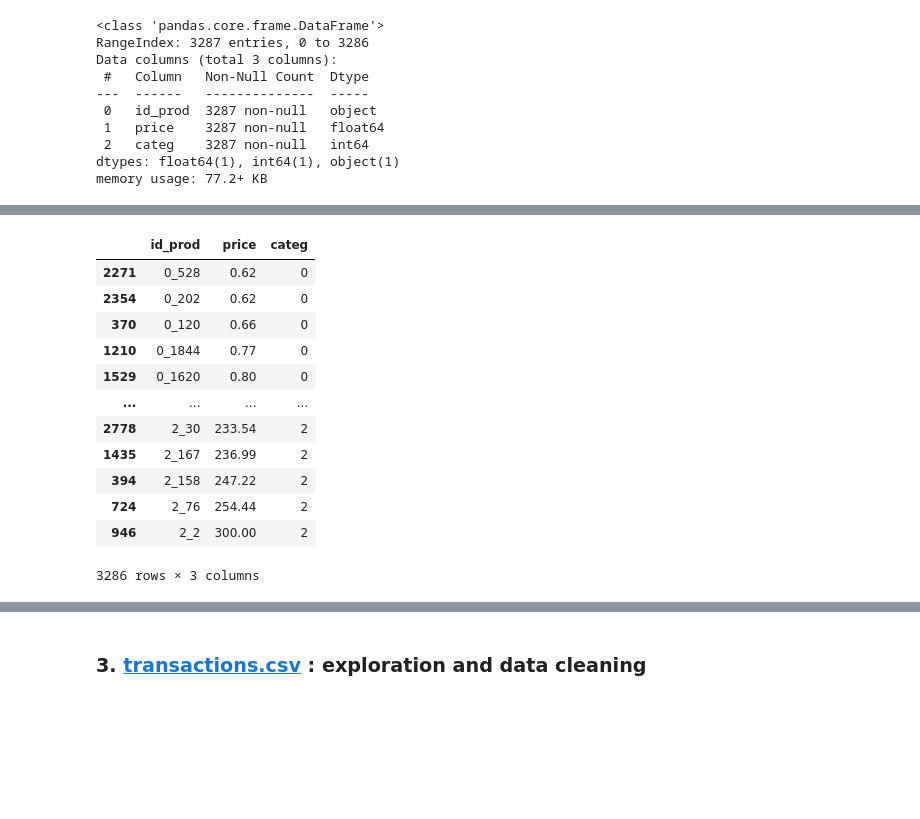
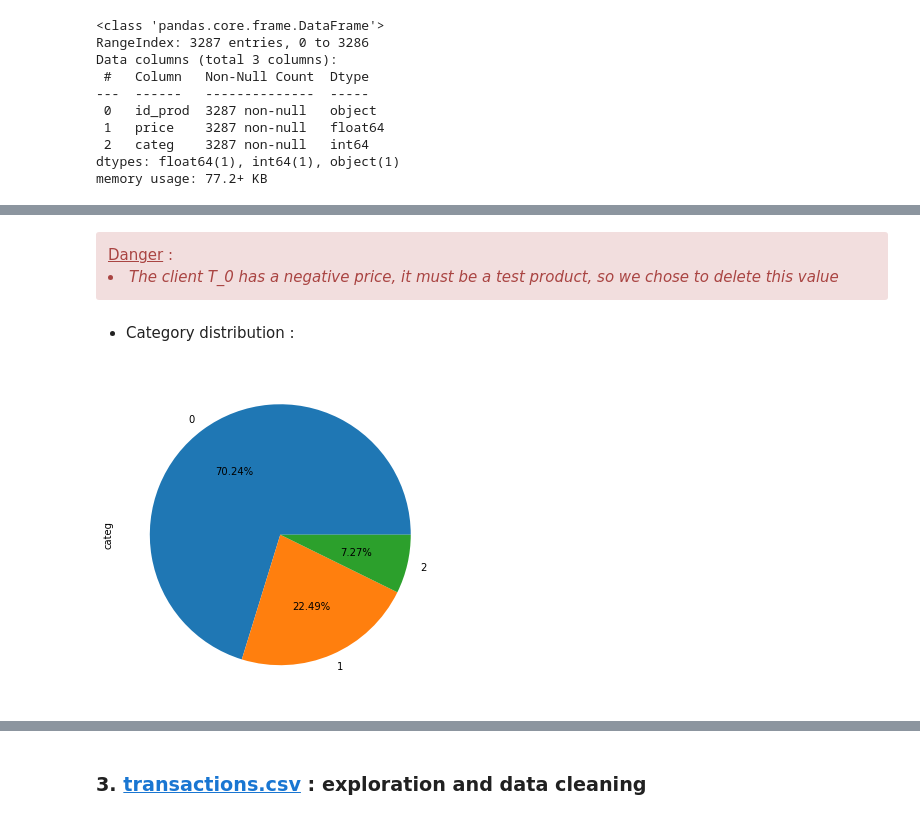
Before and after one commit to donia-nefiz/Analyze-bookstore-sales-with-Python, a Jupyter notebook: Analyze-bookstore-sales-with-Python.ipynb, the cells around one changed output, grey strips where cells are left out. Drawn from its saved outputs; the diff is of its cells as text; code cells hidden in the pictures; blank space fills up the shorter version.

```diff
--- a/Analyze-bookstore-sales-with-Python.ipynb
+++ b/Analyze-bookstore-sales-with-Python.ipynb
@@ -179,16 +232,0 @@ products = products.drop([731]).reset_index(drop=True)
-# %%
-products.sort_values(by=['price'])
-# %% [output]
-|  | id_prod | price | categ |
-| 2271 | 0_528 | 0.62 | 0 |
-| 2354 | 0_202 | 0.62 | 0 |
-| 370 | 0_120 | 0.66 | 0 |
-| 1210 | 0_1844 | 0.77 | 0 |
-| 1529 | 0_1620 | 0.80 | 0 |
-| ... | ... | ... | ... |
-| 2778 | 2_30 | 233.54 | 2 |
-| 1435 | 2_167 | 236.99 | 2 |
-| 394 | 2_158 | 247.22 | 2 |
-| 724 | 2_76 | 254.44 | 2 |
-| 946 | 2_2 | 300.00 | 2 |
-3286 rows × 3 columns
@@ -194,0 +235,14 @@ products.sort_values(by=['price'])
+# %% [markdown]
+<div class="alert-danger">
+    <u>Danger</u> :
+<i><br><li> The client T_0 has a negative price, it must be a test product, so we chose to delete this value</br></li>
+</i></div>
+# %% [markdown]
+- Category distribution :
+# %%
+plt.figure(figsize=(13,7))
+products['categ'] = pd.Categorical(products['categ']) #we convert the variable to the correct format
+products["categ"].value_counts().plot(kind="pie", autopct='%1.2f%%', figsize=(9,6))
+plt.show();
+# %% [output]
+[figure, added]
```
Also changed, not shown: parts of 100 cells of this notebook.
